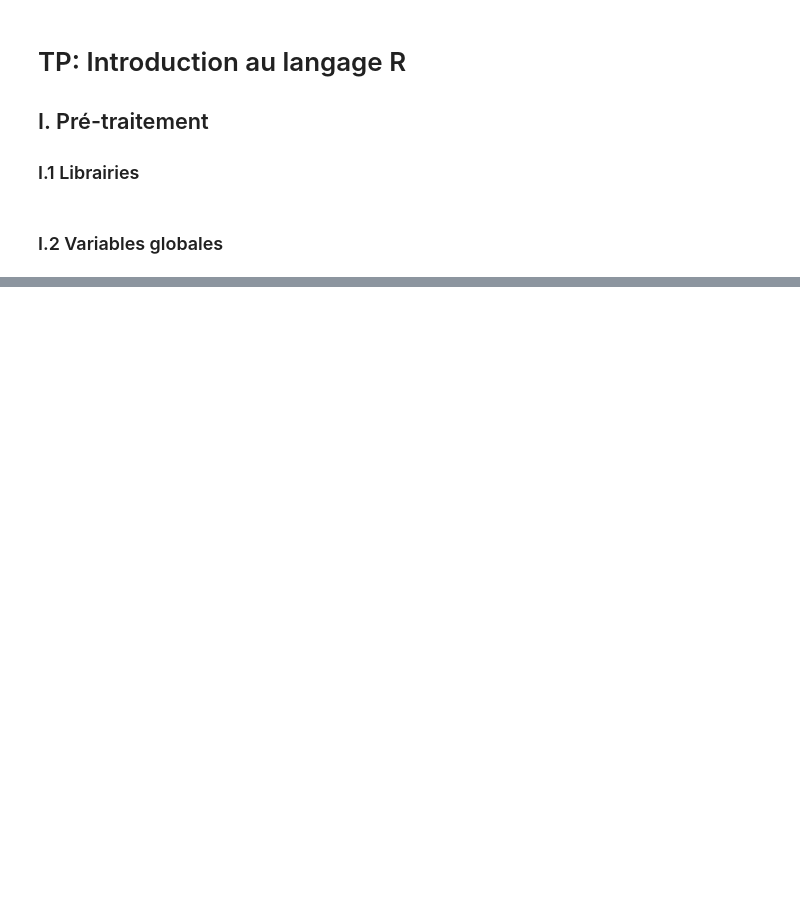
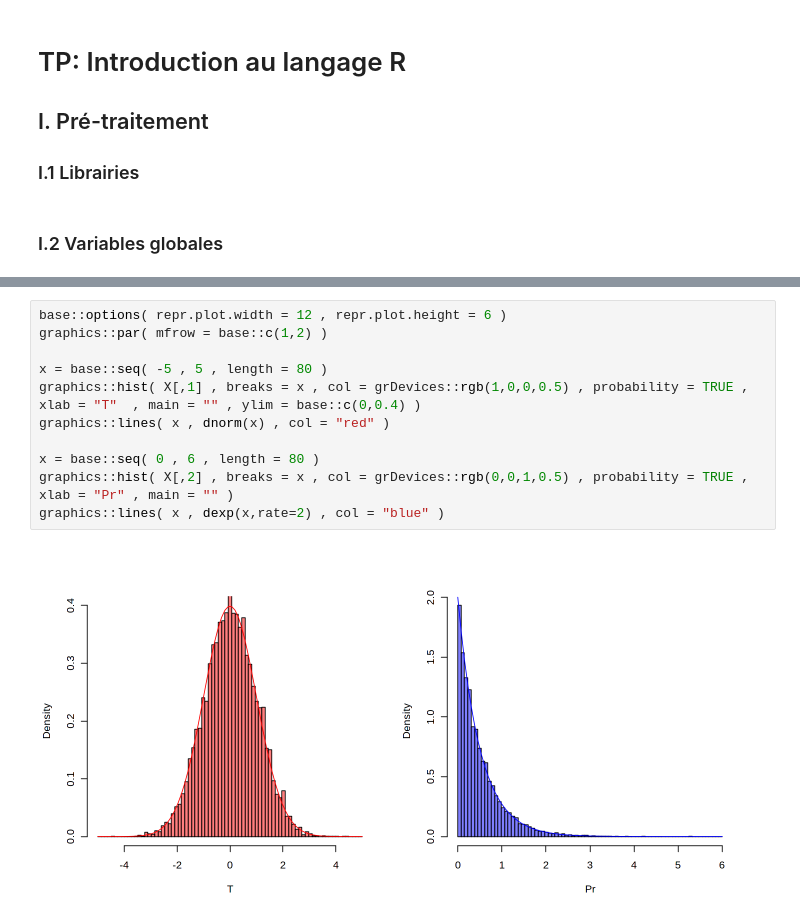
Before and after one commit to yrobink/enseignements, a Jupyter notebook: ENM/IENM1/Stats/TP1_introduction_R.ipynb, the cells around one changed output, grey strips where cells are left out. Saved outputs shown, nothing was run; the diff lists cells and outputs as text; blank space fills up the shorter version.

```diff
--- a/ENM/IENM1/Stats/TP1_introduction_R.ipynb
+++ b/ENM/IENM1/Stats/TP1_introduction_R.ipynb
@@ -86,0 +544,13 @@ lines( hY$x , stats::dnorm( hY$x , mean = 3 , sd = 2 ) , col = "blue" )
+# %%
+base::options( repr.plot.width = 12 , repr.plot.height = 6 )
+graphics::par( mfrow = base::c(1,2) )
+
+x = base::seq( -5 , 5 , length = 80 )
+graphics::hist( X[,1] , breaks = x , col = grDevices::rgb(1,0,0,0.5) , probability = TRUE , xlab = "T"  , main = "" , ylim = base::c(0,0.4) )
+graphics::lines( x , dnorm(x) , col = "red" )
+
+x = base::seq( 0 , 6 , length = 80 )
+graphics::hist( X[,2] , breaks = x , col = grDevices::rgb(0,0,1,0.5) , probability = TRUE , xlab = "Pr" , main = "" )
+graphics::lines( x , dexp(x,rate=2) , col = "blue" )
+# %% [output]
+[figure, added]
```
Also changed, not shown: parts of 67 cells of this notebook.
